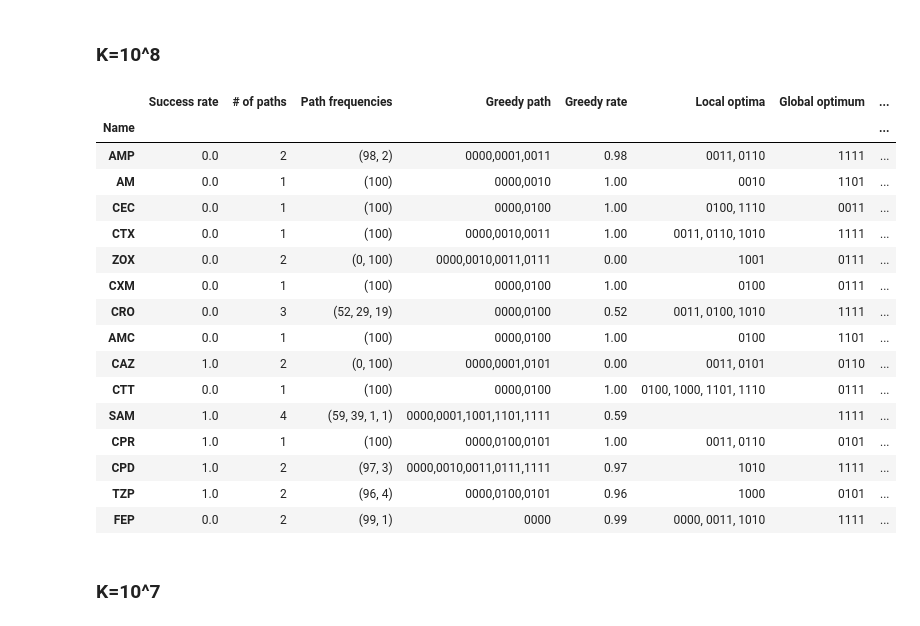
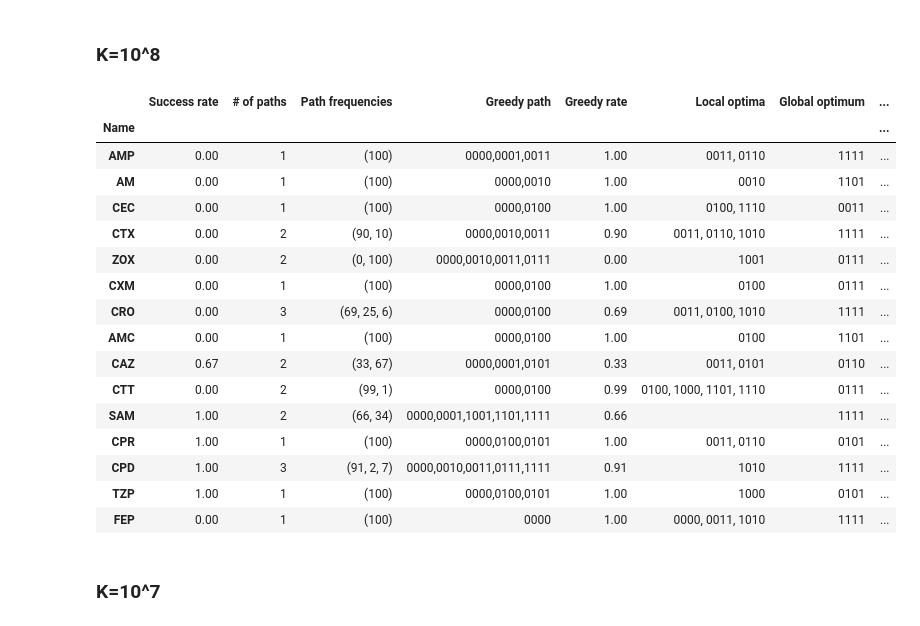
Before and after one commit to cjops/simulator, a Jupyter notebook: SimulatorPy/Oct 31 many sims w switching.ipynb, the cells around one changed output. Saved outputs shown, nothing was run; the diff lists cells and outputs as text; code cells hidden in the pictures.

```diff
--- a/SimulatorPy/Oct 31 many sims w switching.ipynb
+++ b/SimulatorPy/Oct 31 many sims w switching.ipynb
@@ -96,26 +96,26 @@ K1
 # %% [markdown]
 ### K=10^8
 # %%
-K2 = many_landscapes({'carrying_cap': int(1.0e8), 'prob_mutation': 1.0e-7})
+K2 = many_landscapes({'carrying_cap': int(1.0e8)})
 K2
 # %% [output]
 |  | Success rate | # of paths | Path frequencies | Greedy path | Greedy rate | Local optima | Global optimum | ... |
 | Name |  |  |  |  |  |  |  | ... |
-| AMP | 0.0 | 2 | (98, 2) | 0000,0001,0011 | 0.98 | 0011, 0110 | 1111 | ... |
-| AM | 0.0 | 1 | (100) | 0000,0010 | 1.00 | 0010 | 1101 | ... |
-| CEC | 0.0 | 1 | (100) | 0000,0100 | 1.00 | 0100, 1110 | 0011 | ... |
-| CTX | 0.0 | 1 | (100) | 0000,0010,0011 | 1.00 | 0011, 0110, 1010 | 1111 | ... |
-| ZOX | 0.0 | 2 | (0, 100) | 0000,0010,0011,0111 | 0.00 | 1001 | 0111 | ... |
-| CXM | 0.0 | 1 | (100) | 0000,0100 | 1.00 | 0100 | 0111 | ... |
-| CRO | 0.0 | 3 | (52, 29, 19) | 0000,0100 | 0.52 | 0011, 0100, 1010 | 1111 | ... |
-| AMC | 0.0 | 1 | (100) | 0000,0100 | 1.00 | 0100 | 1101 | ... |
-| CAZ | 1.0 | 2 | (0, 100) | 0000,0001,0101 | 0.00 | 0011, 0101 | 0110 | ... |
-| CTT | 0.0 | 1 | (100) | 0000,0100 | 1.00 | 0100, 1000, 1101, 1110 | 0111 | ... |
-| SAM | 1.0 | 4 | (59, 39, 1, 1) | 0000,0001,1001,1101,1111 | 0.59 |  | 1111 | ... |
-| CPR | 1.0 | 1 | (100) | 0000,0100,0101 | 1.00 | 0011, 0110 | 0101 | ... |
-| CPD | 1.0 | 2 | (97, 3) | 0000,0010,0011,0111,1111 | 0.97 | 1010 | 1111 | ... |
-| TZP | 1.0 | 2 | (96, 4) | 0000,0100,0101 | 0.96 | 1000 | 0101 | ... |
-| FEP | 0.0 | 2 | (99, 1) | 0000 | 0.99 | 0000, 0011, 1010 | 1111 | ... |
+| AMP | 0.00 | 1 | (100) | 0000,0001,0011 | 1.00 | 0011, 0110 | 1111 | ... |
+| AM | 0.00 | 1 | (100) | 0000,0010 | 1.00 | 0010 | 1101 | ... |
+| CEC | 0.00 | 1 | (100) | 0000,0100 | 1.00 | 0100, 1110 | 0011 | ... |
+| CTX | 0.00 | 2 | (90, 10) | 0000,0010,0011 | 0.90 | 0011, 0110, 1010 | 1111 | ... |
+| ZOX | 0.00 | 2 | (0, 100) | 0000,0010,0011,0111 | 0.00 | 1001 | 0111 | ... |
+| CXM | 0.00 | 1 | (100) | 0000,0100 | 1.00 | 0100 | 0111 | ... |
+| CRO | 0.00 | 3 | (69, 25, 6) | 0000,0100 | 0.69 | 0011, 0100, 1010 | 1111 | ... |
+| AMC | 0.00 | 1 | (100) | 0000,0100 | 1.00 | 0100 | 1101 | ... |
+| CAZ | 0.67 | 2 | (33, 67) | 0000,0001,0101 | 0.33 | 0011, 0101 | 0110 | ... |
+| CTT | 0.00 | 2 | (99, 1) | 0000,0100 | 0.99 | 0100, 1000, 1101, 1110 | 0111 | ... |
+| SAM | 1.00 | 2 | (66, 34) | 0000,0001,1001,1101,1111 | 0.66 |  | 1111 | ... |
+| CPR | 1.00 | 1 | (100) | 0000,0100,0101 | 1.00 | 0011, 0110 | 0101 | ... |
+| CPD | 1.00 | 3 | (91, 2, 7) | 0000,0010,0011,0111,1111 | 0.91 | 1010 | 1111 | ... |
+| TZP | 1.00 | 1 | (100) | 0000,0100,0101 | 1.00 | 1000 | 0101 | ... |
+| FEP | 0.00 | 1 | (100) | 0000 | 1.00 | 0000, 0011, 1010 | 1111 | ... |
 # %% [markdown]
 ### K=10^7
 # %%
```
Also changed, not shown: parts of 6 cells of this notebook.
